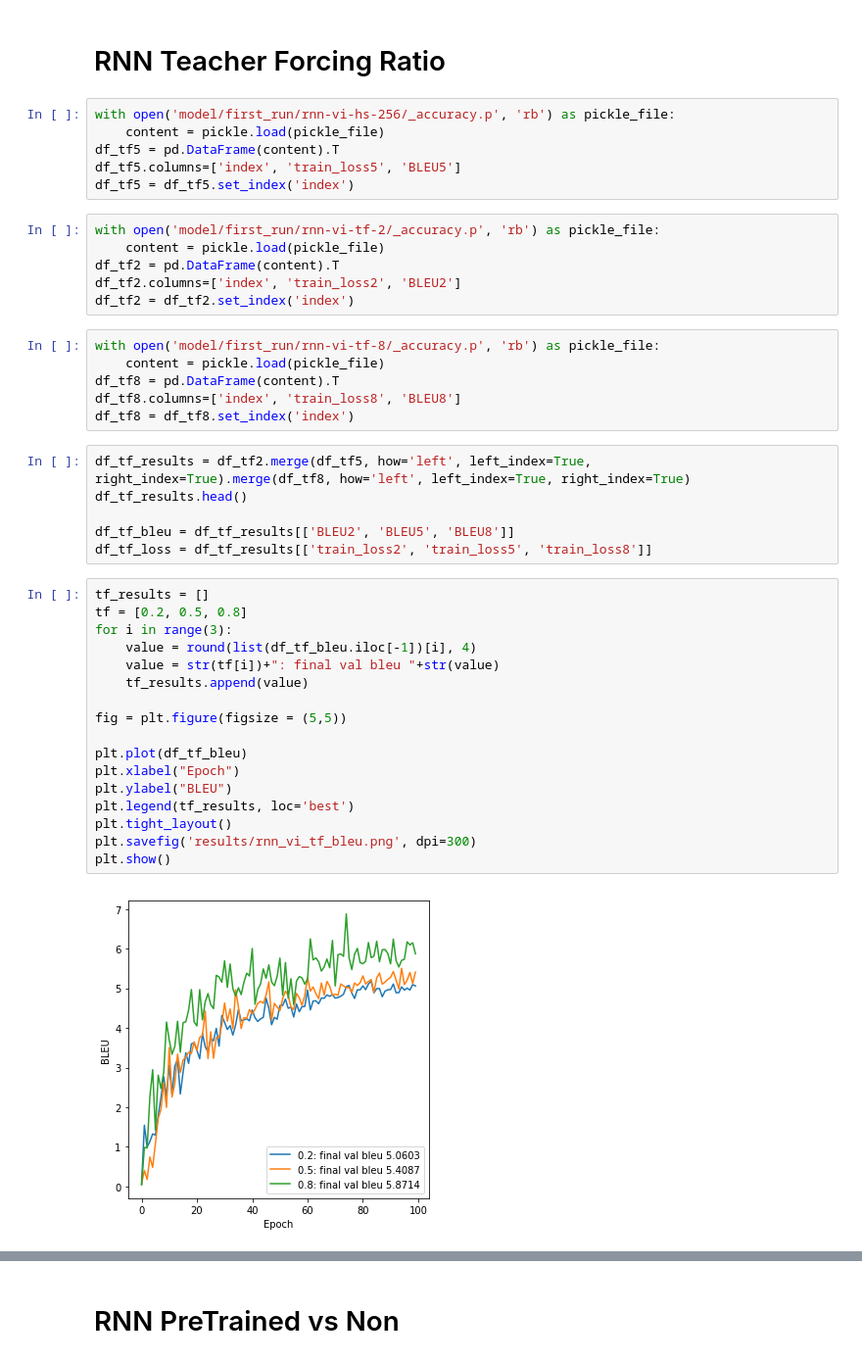
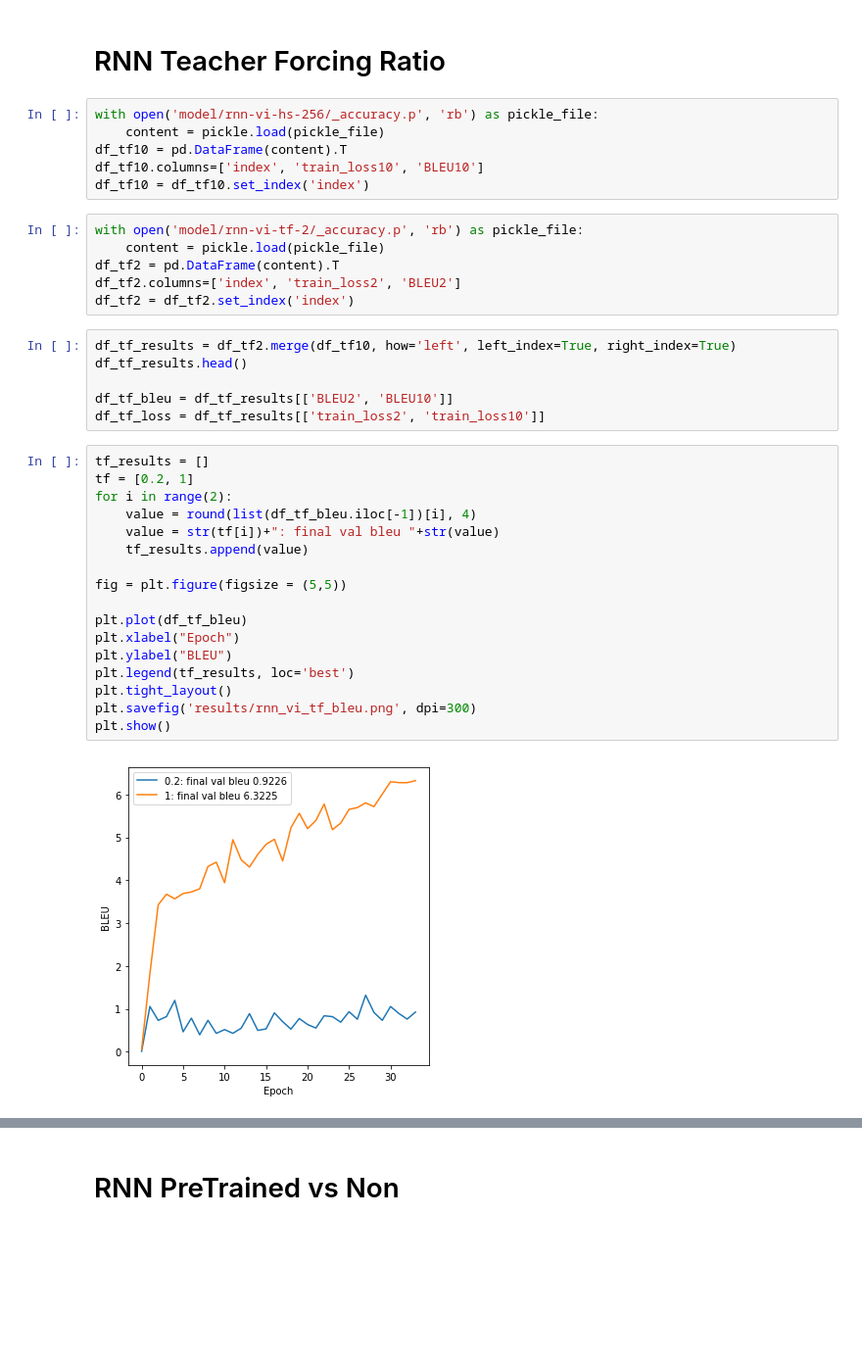
Before and after one commit to tp823/DSGA1011-Translation-Estimation--Station, a Jupyter notebook: Plotting results- BLEU and Training Loss.ipynb, the cells around one changed output, grey strips where cells are left out. Shown at 98% size. Drawn from its saved outputs; the diff is of its cells as text; blank space fills up the shorter version.

Commit message:
adding in new plots and attn drop out runs

```diff
--- a/Plotting results- BLEU and Training Loss.ipynb
+++ b/Plotting results- BLEU and Training Loss.ipynb
@@ -222,47 +222,41 @@ plt.show()
 # %% [markdown]
 # RNN Teacher Forcing Ratio
 # %%
-with open('model/first_run/rnn-vi-hs-256/_accuracy.p', 'rb') as pickle_file:
+with open('model/rnn-vi-hs-256/_accuracy.p', 'rb') as pickle_file:
     content = pickle.load(pickle_file)
-df_tf5 = pd.DataFrame(content).T
-df_tf5.columns=['index', 'train_loss5', 'BLEU5']
-df_tf5 = df_tf5.set_index('index')
+df_tf10 = pd.DataFrame(content).T
+df_tf10.columns=['index', 'train_loss10', 'BLEU10']
+df_tf10 = df_tf10.set_index('index')
 # %%
-with open('model/first_run/rnn-vi-tf-2/_accuracy.p', 'rb') as pickle_file:
+with open('model/rnn-vi-tf-2/_accuracy.p', 'rb') as pickle_file:
     content = pickle.load(pickle_file)
 df_tf2 = pd.DataFrame(content).T
 df_tf2.columns=['index', 'train_loss2', 'BLEU2']
 df_tf2 = df_tf2.set_index('index')
-# %%
-with open('model/first_run/rnn-vi-tf-8/_accuracy.p', 'rb') as pickle_file:
-    content = pickle.load(pickle_file)
-df_tf8 = pd.DataFrame(content).T
-df_tf8.columns=['index', 'train_loss8', 'BLEU8']
-df_tf8 = df_tf8.set_index('index')
 # %%
-df_tf_results = df_tf2.merge(df_tf5, how='left', left_index=True, right_index=True).merge(df_tf8, how='left', left_index=True, right_index=True)
+df_tf_results = df_tf2.merge(df_tf10, how='left', left_index=True, right_index=True)
 df_tf_results.head()
 
-df_tf_bleu = df_tf_results[['BLEU2', 'BLEU5', 'BLEU8']]
-df_tf_loss = df_tf_results[['train_loss2', 'train_loss5', 'train_loss8']]
+df_tf_bleu = df_tf_results[['BLEU2', 'BLEU10']]
+df_tf_loss = df_tf_results[['train_loss2', 'train_loss10']]
 # %%
 tf_results = []
-tf = [0.2, 0.5, 0.8]
-for i in range(3):
+tf = [0.2, 1]
+for i in range(2):
     value = round(list(df_tf_bleu.iloc[-1])[i], 4)
     value = str(tf[i])+": final val bleu "+str(value)
     tf_results.append(value)
 
 fig = plt.figure(figsize = (5,5))
 
 plt.plot(df_tf_bleu)
 plt.xlabel("Epoch")
 plt.ylabel("BLEU")
 plt.legend(tf_results, loc='best')
 plt.tight_layout()
 plt.savefig('results/rnn_vi_tf_bleu.png', dpi=300)
 plt.show()
 # %% [output]
-[figure, old version]
+[figure, new version]
 # %%
 tf_results = []
```
Also changed, not shown: parts of 11 cells of this notebook, 15 other files.
